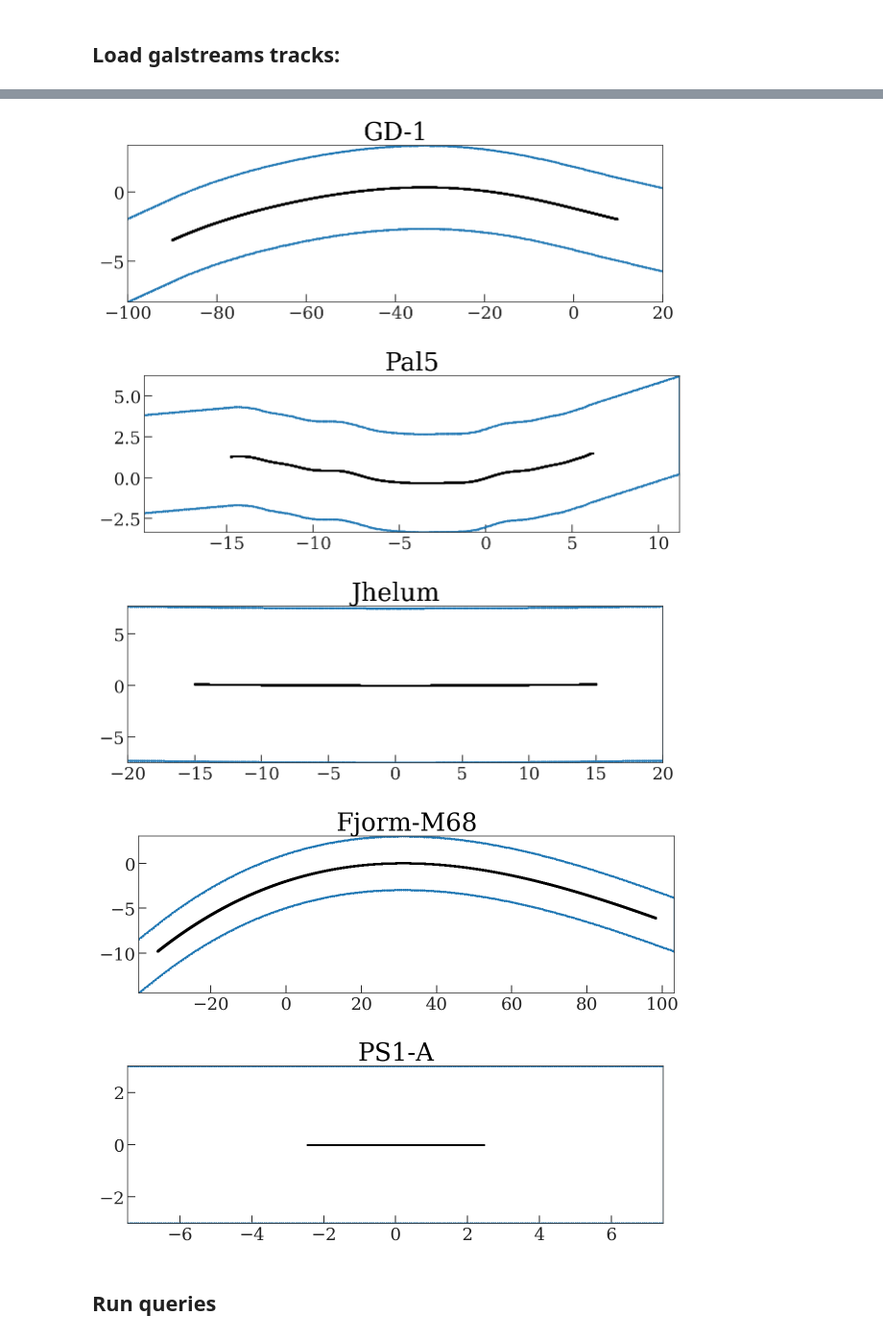
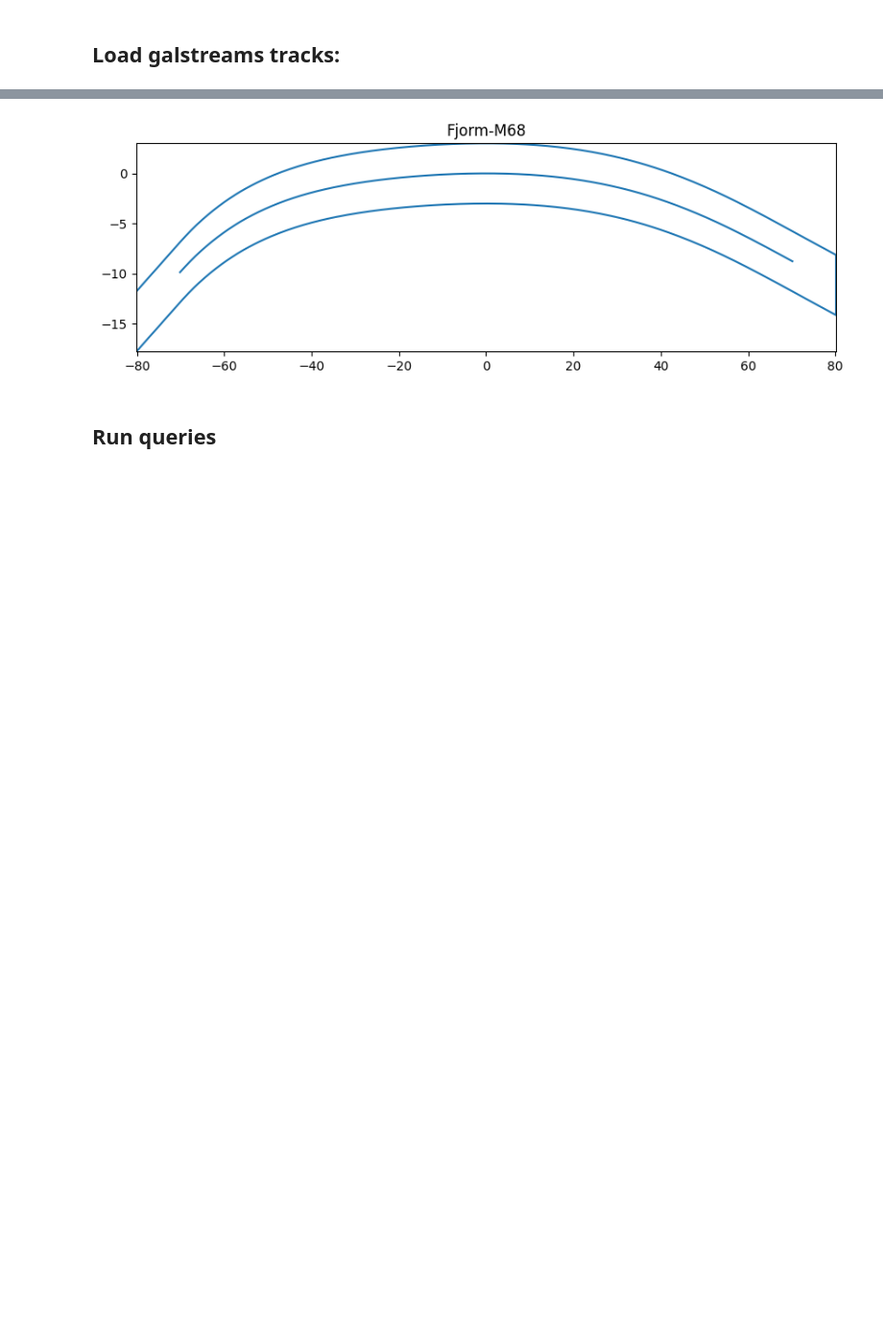
Before and after one commit to stellarstreams/cats, a Jupyter notebook: notebooks/Stream-subset-Gaia-data.ipynb, the cells around one changed output, grey strips where cells are left out. Shown at 96% size. Drawn from its saved outputs; the diff is of its cells as text; code cells hidden in the pictures; blank space fills up the shorter version.

```diff
--- a/notebooks/Stream-subset-Gaia-data.ipynb
+++ b/notebooks/Stream-subset-Gaia-data.ipynb
@@ -21,18 +29,18 @@ data_path = pathlib.Path('../data/').resolve().absolute()
 data_path.mkdir(exist_ok=True, parents=True)
 # %%
 streams = {
-    'GD-1': 'GD-1-PB18',
-    'Pal5': 'Pal5-PW19',
-    'Jhelum': 'Jhelum-b-B19',
-    'Fjorm-M68': 'M68-P19',
-    'PS1-A': 'PS1-A-B16',
+    #'GD-1': 'GD-1-PB18',
+    #'Pal5': 'Pal5-PW19',
+    #'Jhelum': 'Jhelum-b-B19',
+    'Fjorm-M68': 'Fjorm-I21',
+    #'PS1-A': 'PS1-A-B16',
 }
 stds = {
-    'GD-1': 1.,
-    'Pal5': 1.,
-    'Jhelum': 2.5,
+    #'GD-1': 1.,
+    #'Pal5': 1.,
+    #'Jhelum': 2.5,
     'Fjorm-M68': 1.,
-    'PS1-A': 1.
+    #'PS1-A': 1.
 }
 # %% [markdown]
 ## Load existing/previously run jobs in the Gaia archive
@@ -127,42 +141,38 @@ for name, gs_name in streams.items():
     else:
         # extend track by +/- 5 deg in phi1:
         grid_phi1 = np.linspace(
-            track.phi1.degree.min() - 5,
-            track.phi1.degree.max() + 5,
+            track.phi1.degree.min() - 10,
+            track.phi1.degree.max() + 10,
             256
         )
     grid_phi2 = spl(grid_phi1)
 
     phi1 = np.concatenate((
         grid_phi1,
         grid_phi1[::-1],
     ))
     phi2 = np.concatenate((
         grid_phi2 - 3 * stds[name],
         grid_phi2[::-1] + 3 * stds[name],
     ))
 
     fig, ax = plt.subplots(figsize=(10, 3))
     ax.plot(
         track.phi1.degree,
         track.phi2.degree
     )
     ax.plot(
         phi1,
         phi2,
         color='tab:blue'
     )
     ax.set_title(name)
 
     windows[name] = [(phi1.min(), phi1.max()), (phi2.min(), phi2.max())]
     ax.set_xlim(windows[name][0])
     ax.set_ylim(windows[name][1])
 # %% [output]
-[figure, old version]
+[figure, new version]
-[figure, removed]
-[figure, removed]
-[figure, removed]
-[figure, removed]
 # %% [markdown]
 ## Run queries
 # %%
```
Also changed, not shown: parts of 25 cells of this notebook, 2 other files.
